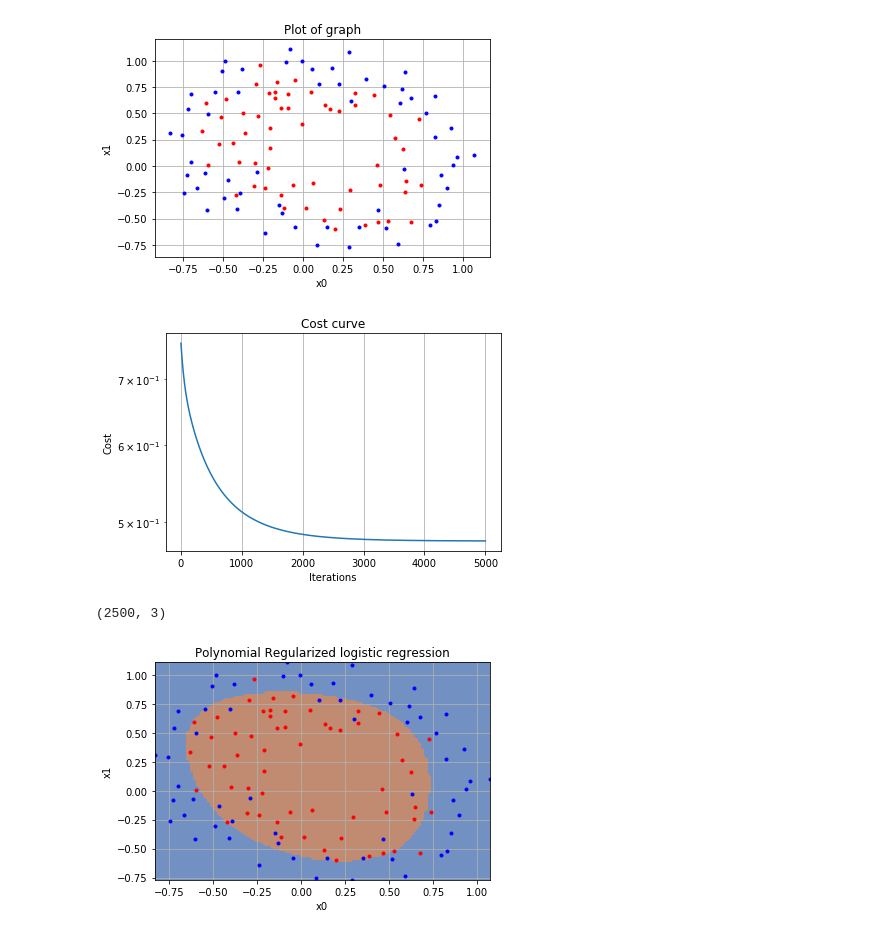
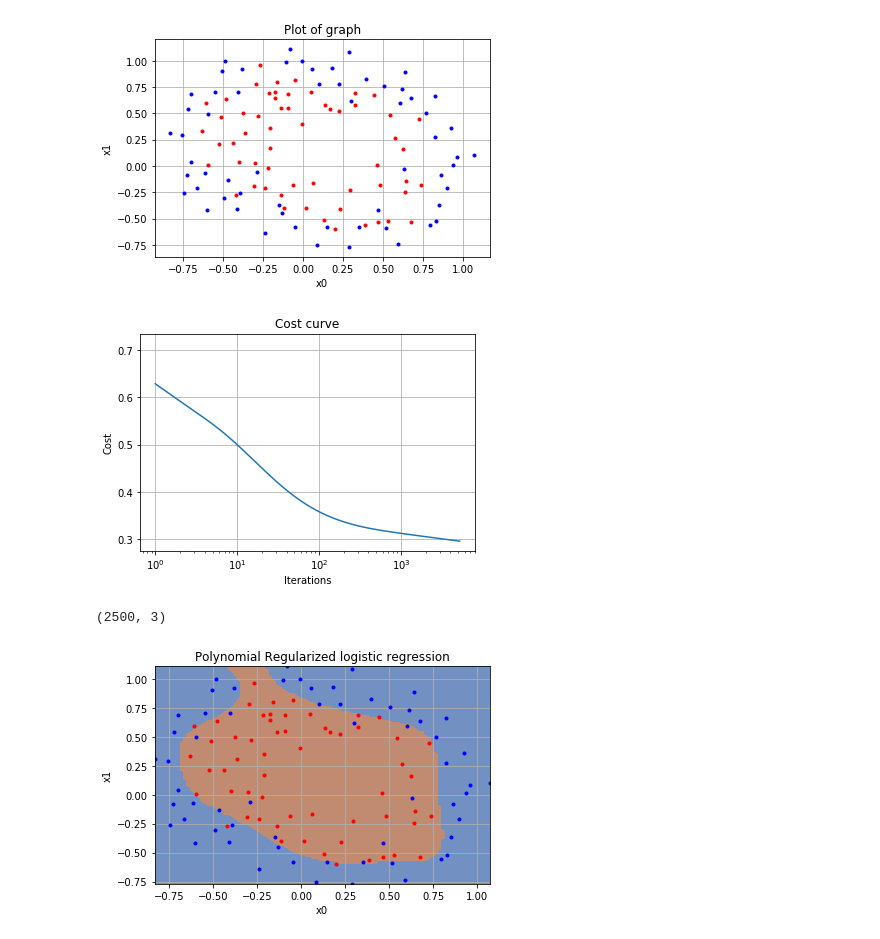
Before and after one commit to finnthedawg/ml_regressions, a Jupyter notebook: Linear regression.ipynb, the cells around one changed output. Cells and saved outputs as stored; diff of their text form; code cells hidden in the pictures.

Commit message:
Normalize input for section 2 and adjust polynomial values for section 3

```diff
--- a/Linear regression.ipynb
+++ b/Linear regression.ipynb
@@ -137,19 +143,19 @@ vthreshold = np.vectorize(threshold)
 # %%
-#Create polynomial features
-#Refrence from Sklearn docs
-# poly = PolynomialFeatures(5, include_bias = False)
-# X_poly = poly.fit_transform(X)
+#Apply polynomials and normalize.
+poly = PolynomialFeatures(5, include_bias = False)
+X_poly = poly.fit_transform(X)
+X_poly = scale(X_poly)
 # %%
 #Logistic regression
-iterations = 500000
-learn_rate = 0.0011
+iterations = 50000
+learn_rate = 0.1
 #Initialize theta to some values
-X_b = np.c_[np.ones((X.shape[0],1)), X]
+X_b = np.c_[np.ones((X_poly.shape[0],1)), X_poly]
 theta = np.random.randn(X_b.shape[1],1)
 
 cost = []
 for iteration in range(iterations):
-    delta = 1/X.shape[0] * X_b.T.dot( vsigmoid(X_b.dot(theta)) -y ) # Calculate delta
+    delta = 1/X_poly.shape[0] * X_b.T.dot( vsigmoid(X_b.dot(theta)) -y ) # Calculate delta
     theta = theta - learn_rate*delta
     cost.append(logistic_cost(X_b,theta,y))
 # %%
@@ -240,14 +245,16 @@ plt.show()
 # %%
 #Create polynomial features
 #Refrence from Sklearn docs
-poly = PolynomialFeatures(5, include_bias = False)
+poly_count = 10
+poly = PolynomialFeatures(poly_count, include_bias = False)
 X_poly = poly.fit_transform(X)
 # %%
 #Logistic regression with regularization
-iterations = 5000
-learn_rate = 0.1
-reg_lambda = 1
+iterations = 100000
+learn_rate = 5
+reg_lambda = 0
 #Initialize theta to some values
+
 X_b = np.c_[np.ones((X_poly.shape[0],1)), X_poly]
 theta = np.random.randn(X_b.shape[1],1)
 
@@ -258,14 +265,14 @@ for iteration in range(iterations):
     cost.append(logistic_cost(X_b,theta,y))
 # %%
 #Plot cost curve
-plt.semilogy(range(iterations), cost)
+plt.semilogx(range(iterations), cost)
 plt.title("Cost curve")
 plt.xlabel("Iterations")
 plt.ylabel("Cost")
 plt.grid()
 plt.show()
 # %% [output]
-[figure, old version]
+[figure, new version]
 # %%
 x0 = np.linspace(int(X[:,0].min(0)),int(X[:,0].max(0)+1))
 x1 = np.linspace(int(X[:,1].min(0)),int(X[:,1].max(0)+1))
@@ -280,7 +287,7 @@ x0 = np.linspace(X[:,0].min(0),X[:,0].max(0), num = 100)
 x1 = np.linspace(X[:,1].min(0),X[:,1].max(0), num = 100)
 x0, x1 = np.meshgrid(x0, x1)
 X_test = np.c_[x0.ravel(), x1.ravel()]
-poly = PolynomialFeatures(5, include_bias = False)
+poly = PolynomialFeatures(poly_count, include_bias = False)
 X_test = poly.fit_transform(np.c_[x0.ravel(),x1.ravel()])
 X_test = np.c_[np.ones((x0.ravel().shape[0],1)),X_test]
 
@@ -295,10 +302,10 @@ for i in range(X.shape[0]):
         plt.plot(X[i,0], X[i,1], 'b.') #Blue
     elif(y[i] == 1):
         plt.plot(X[i,0], X[i,1], 'r.') #Red
-plt.title("Polynomial Regularized logistic regression")
+plt.title("Polynomial Regularized logistic regression" )
 plt.xlabel("x0")
 plt.ylabel("x1")
 plt.grid()
 plt.show()
 # %% [output]
-[figure, old version]
+[figure, new version]
```
Also changed, not shown: parts of 8 cells of this notebook.
